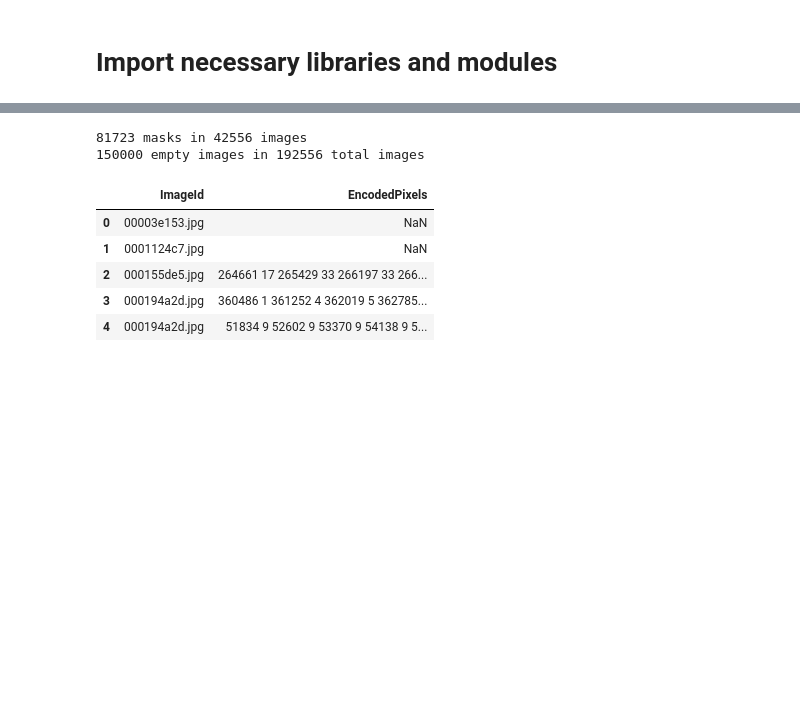
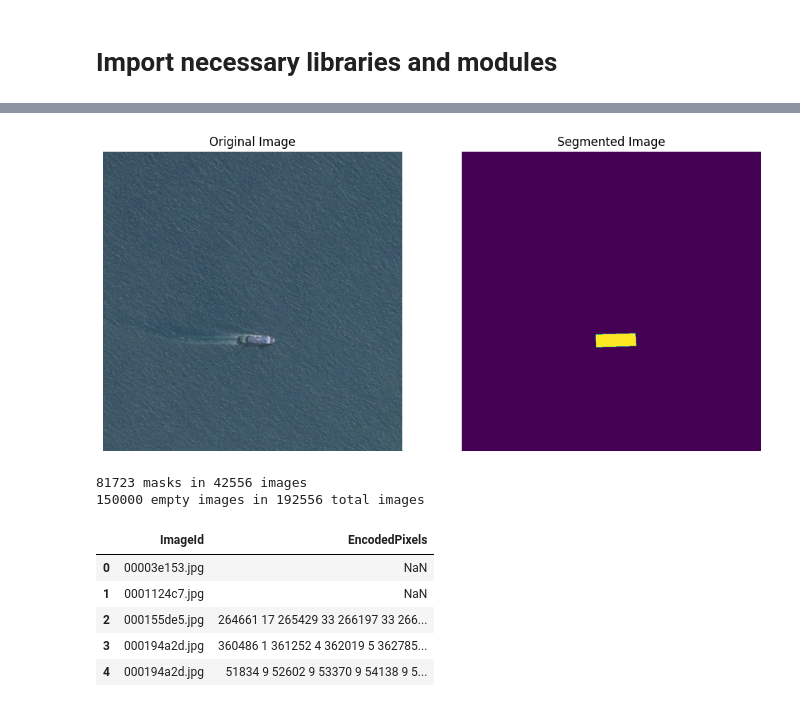
Before and after one commit to kubyllka/Airbus-Ship-Detection-U-net-Segmentation, a Jupyter notebook: kaggle-notebook.ipynb, the cells around one changed output, grey strips where cells are left out. Saved outputs shown, nothing was run; the diff lists cells and outputs as text; code cells hidden in the pictures; blank space fills up the shorter version.

```diff
--- a/kaggle-notebook.ipynb
+++ b/kaggle-notebook.ipynb
@@ -100 +92,19 @@ display_encoded_pixels_train(458, (height, width))
+# %%
+def display_image_and_mask(image_path, mask):
+    image = cv2.imread(image_path)
+    image = cv2.cvtColor(image, cv2.COLOR_BGR2RGB)  # OpenCV reads images in BGR format, so convert it to RGB
+
+    fig, axes = plt.subplots(1, 2, figsize=(12, 6))
+    axes[0].imshow(image)
+    axes[0].set_title('Original Image')
+    axes[0].axis('off')
+    axes[1].imshow(mask)
+    axes[1].set_title('Segmented Image')
+    axes[1].axis('off')
+# %%
+image_info = df.iloc[2]
+image_path = train_dir_img + image_info['ImageId']
+display_image_and_mask(image_path, decode_rle(image_info['EncodedPixels'], (height, width)))
+# %% [output]
+[figure, added]
 # %%
```
Also changed, not shown: parts of 40 cells of this notebook.
